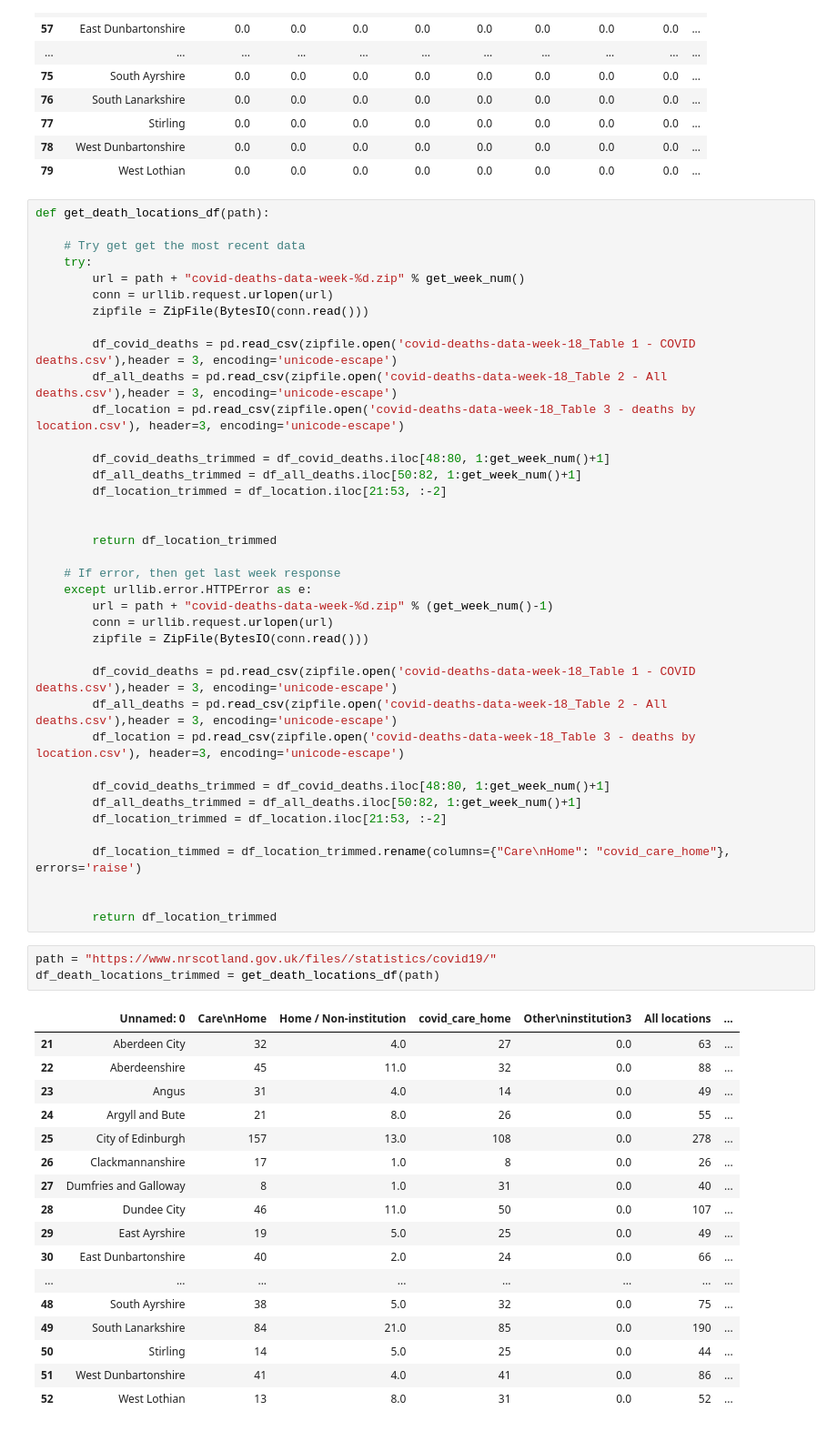
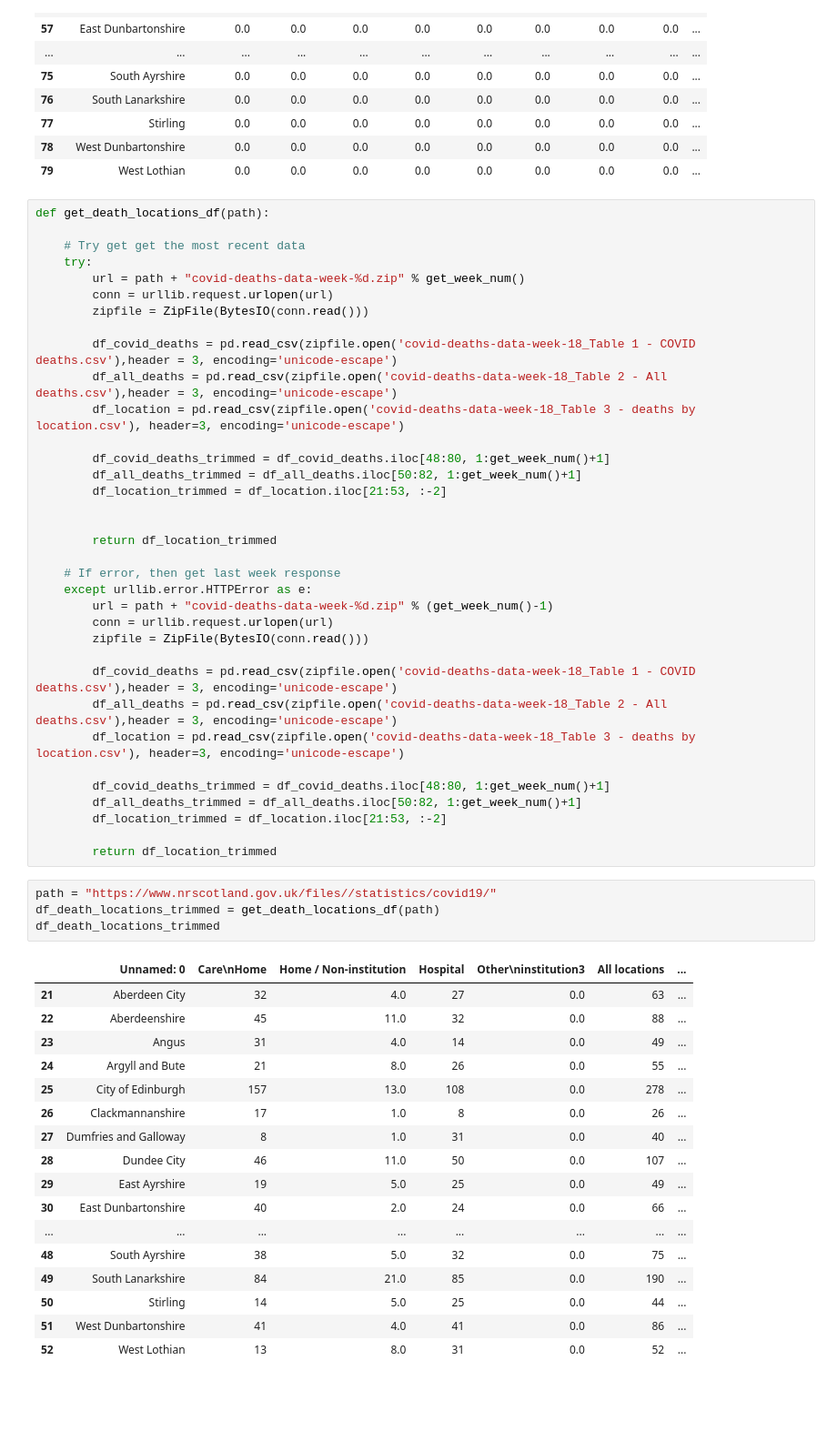
Before and after one commit to covidmaps/scotland, a Jupyter notebook: playground.ipynb, the cells around one changed output. Shown: that part at 91% size. Saved outputs shown, nothing was run; the diff lists cells and outputs as text; blank space fills up the shorter version.

```diff
--- a/playground.ipynb
+++ b/playground.ipynb
@@ -161,15 +161,13 @@ def get_death_locations_df(path):
         df_all_deaths_trimmed = df_all_deaths.iloc[50:82, 1:get_week_num()+1]
         df_location_trimmed = df_location.iloc[21:53, :-2]
 
-        df_location_timmed = df_location_trimmed.rename(columns={"Care\nHome": "covid_care_home"}, errors='raise')
-
-
         return df_location_trimmed
 # %%
 path = "https://www.nrscotland.gov.uk/files//statistics/covid19/"
 df_death_locations_trimmed = get_death_locations_df(path)
+df_death_locations_trimmed
 # %% [output]
-|  | Unnamed: 0 | Care\nHome | Home / Non-institution | covid_care_home | Other\ninstitution3 | All locations | ... |
+|  | Unnamed: 0 | Care\nHome | Home / Non-institution | Hospital | Other\ninstitution3 | All locations | ... |
 | 21 | Aberdeen City | 32 | 4.0 | 27 | 0.0 | 63 | ... |
 | 22 | Aberdeenshire | 45 | 11.0 | 32 | 0.0 | 88 | ... |
 | 23 | Angus | 31 | 4.0 | 14 | 0.0 | 49 | ... |
```
Also changed, not shown: parts of 6 cells of this notebook, 5 other files.
